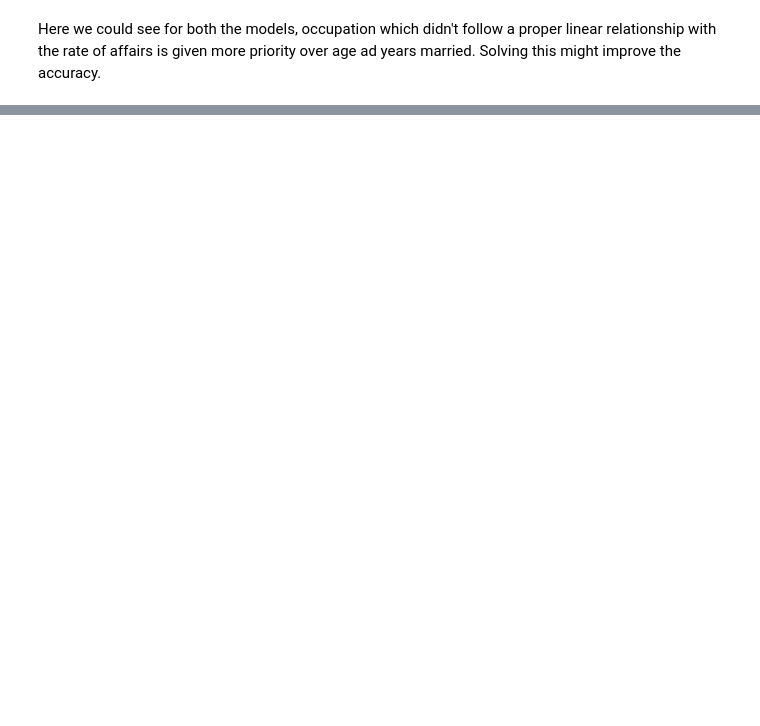
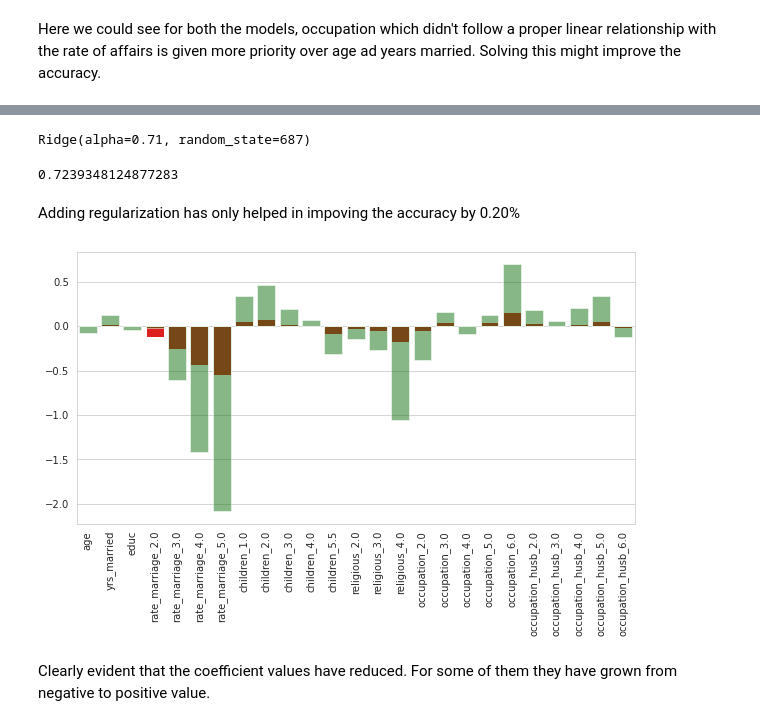
Before and after one commit to albinjohn366/DataScience_Tutorials, a Jupyter notebook: Logistic_Regression.ipynb, the cells around one changed output, grey strips where cells are left out. Drawn from its saved outputs; the diff is of its cells as text; code cells hidden in the pictures; blank space fills up the shorter version.

```diff
--- a/Logistic_Regression.ipynb
+++ b/Logistic_Regression.ipynb
@@ -264,0 +290,6 @@ This really didn't help.
+# %%
+# Creating the model
+ridge = Ridge(alpha=0.71, random_state=687)
+ridge.fit(X_train_withDummy, Y_train)
+# %% [output]
+Ridge(alpha=0.71, random_state=687)
@@ -264,0 +299,17 @@ This really didn't help.
+# %%
+# Checking the accuracy
+accuracy_score(np.round(ridge_prediction), Y_test)
+# %% [output]
+0.7239348124877283
+# %% [markdown]
+Adding regularization has only helped in impoving the accuracy by 0.20%
+# %%
+plt.subplots(figsize=(10, 5))
+sns.barplot(x=X_train_withDummy.columns, y=ridge.coef_.reshape(25), alpha=1, color='red')
+sns.barplot(x=X_train_withDummy.columns, y=lr_withDummy.coef_.reshape(25), alpha=0.5, color='green')
+plt.xticks(rotation=90)
+plt.show()
+# %% [output]
+[figure, added]
+# %% [markdown]
+Clearly evident that the coefficient values have reduced. For some of them they have grown from negative to positive value.
```
Also changed, not shown: parts of 21 cells of this notebook.
